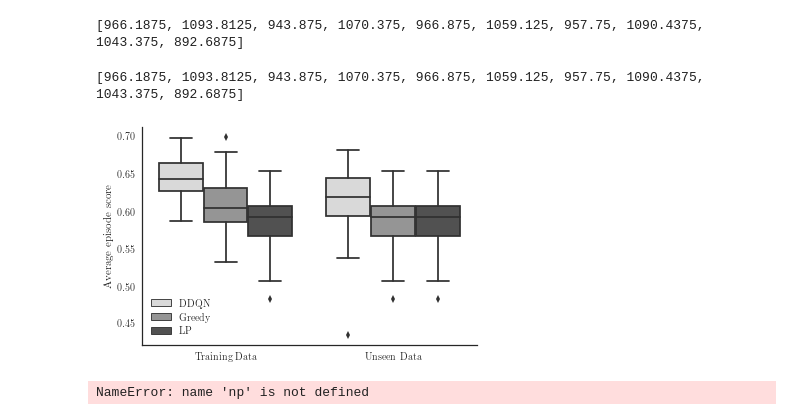
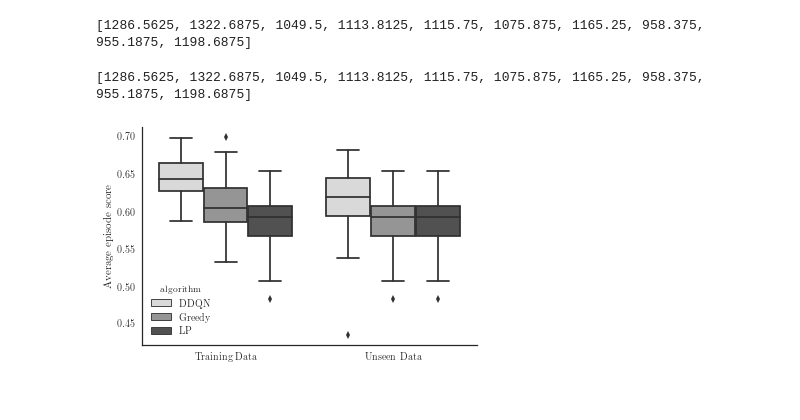
Before and after one commit to jamesjarlathlong/continuous, a Jupyter notebook: greedy_vs_DDQN.ipynb, the cells around one changed output. Drawn from its saved outputs; the diff is of its cells as text; code cells hidden in the pictures.

```diff
--- a/greedy_vs_DDQN.ipynb
+++ b/greedy_vs_DDQN.ipynb
@@ -23,33 +24,34 @@ with open('tmp/rewarddtgtb_fullnaiveunseen.json') as f:
     naiveunseen = json.load(f)['data'][2::]
 todf4 = pd.DataFrame([{'category':'Unseen Data','algorithm':'Greedy', 'Score':i/2400} for i in naiveunseen])
 # %%
-with open('tmp/rewardhtbdt_lpunseenperfect.json') as f:
+with open('tmp/rewardksesz_traininglp.json') as f:
     lpseen = json.load(f)['data'][2::]
 todf5 = pd.DataFrame([{'category':'Training Data','algorithm':'LP', 'Score':i/2400} for i in naiveunseen])
 print(lpseen[0:10])
 # %% [output]
-[966.1875, 1093.8125, 943.875, 1070.375, 966.875, 1059.125, 957.75, 1090.4375, 1043.375, 892.6875]
+[1286.5625, 1322.6875, 1049.5, 1113.8125, 1115.75, 1075.875, 1165.25, 958.375, 955.1875, 1198.6875]
 # %%
-with open('tmp/rewardibyks_lpununseenperfect.json') as f:
+with open('tmp/rewardhtbdt_lpunseenperfect.json') as f:
     lpunseen = json.load(f)['data'][2::]
 todf6 = pd.DataFrame([{'category':'Unseen Data','algorithm':'LP', 'Score':i/2400} for i in naiveunseen])
 print(lpseen[0:10])
 # %% [output]
-[966.1875, 1093.8125, 943.875, 1070.375, 966.875, 1059.125, 957.75, 1090.4375, 1043.375, 892.6875]
+[1286.5625, 1322.6875, 1049.5, 1113.8125, 1115.75, 1075.875, 1165.25, 958.375, 955.1875, 1198.6875]
 # %%
 df = todf1.append(todf2).append(todf3).append(todf4).append(todf5).append(todf6)
+df['catcat'] = df.apply(lambda row: row['category']+row['algorithm'],axis=1)
 fig,ax = plt.subplots(1)
 sns.boxplot(x='category',y='Score',hue='algorithm',data=df, palette='Greys',ax=ax)
+#sns.swarmplot(x='catcat',y='Score',data=df, palette='Greys',ax=ax)
+
+#for
+#    sns.swarmplot(x='category',y='Score',hue='algorithm',data=df, palette='Greys',ax=ax)
 ax.set_ylabel('Average episode score')
 ax.set_xlabel('')
-l = ax.legend(loc='lower left')
-l.get_frame().set_facecolor('none')
+#l = ax.legend(loc='lower left')
+#l.get_frame().set_facecolor('none')
 sns.despine()
 fig.savefig('performance.png', dpi=600)
 #add mean text
 # %% [output]
-[figure, old version]
+[figure, new version]
-# %%
-np.mean(LP)
-# %% [output]
-NameError: name 'np' is not defined
```
Also changed, not shown: parts of 3 cells of this notebook, 9 other files.
